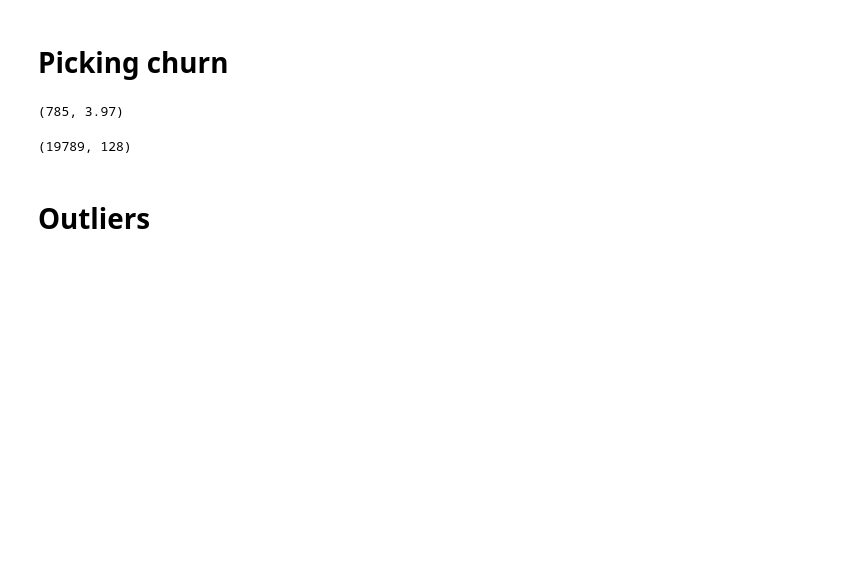
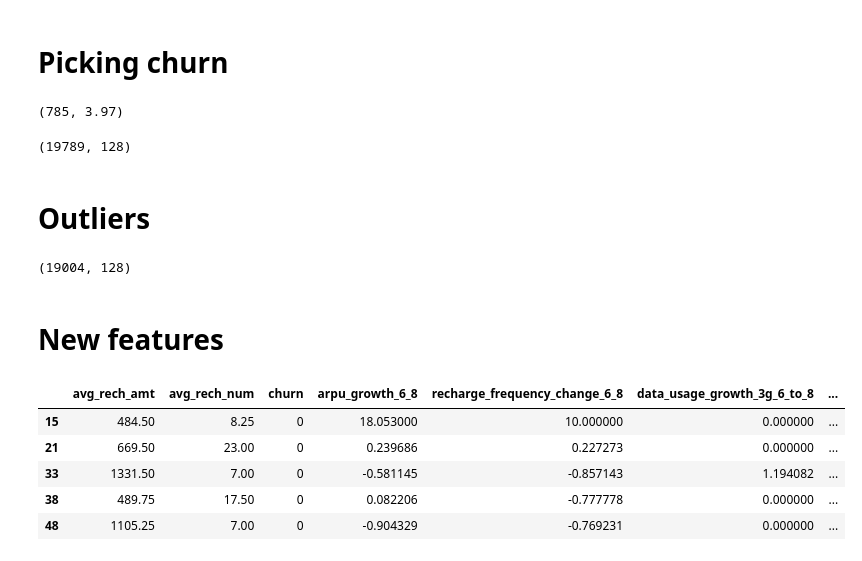
Before and after one commit to UtkuBaranKapisiz/Customer-Churn, a Jupyter notebook: telecom_churn.ipynb, the cells around one changed output. Cells and saved outputs as stored; diff of their text form; code cells hidden in the pictures; blank space fills up the shorter version.

```diff
--- a/telecom_churn.ipynb
+++ b/telecom_churn.ipynb
@@ -210,3 +211,18 @@ df_val_cus.shape
 (19789, 128)
 # %% [markdown]
 # Outliers
+# %%
+lower_quantile = 0.05
+upper_quantile = 0.95
+
+for col in df_val_cus.columns:
+    lower_bound = df_val_cus[col].quantile(lower_quantile)
+    upper_bound = df_val_cus[col].quantile(upper_quantile)
+
+    df_filtered = df_val_cus[(df_val_cus[col] >= lower_bound) & (df_val_cus[col] <= upper_bound)]
+
+df_filtered.shape
+# %% [output]
+(19004, 128)
+# %% [markdown]
+# New features
@@ -212,0 +243,40 @@ df_val_cus.shape
+# %%
+# Recharge rate change
+df_filtered["diff_rech_num"] = df_filtered["avg_rech_num"] - df_filtered["total_rech_num_6"]
+# Recharge rate change identifier
+df_filtered["diff_rech_num_decreased"] = ((df_filtered["avg_rech_num"] - df_filtered["total_rech_num_6"]) < 0).astype(int)
+# Recharge amount change
+df_filtered["diff_rech_amt"] = df_filtered["avg_rech_amt"] - df_filtered["total_rech_amt_6"]
+# Recharge amount change identifier
+df_filtered["diff_rech_amt_decreased"] = ((df_filtered["avg_rech_amt"] - df_filtered["total_rech_amt_6"]) < 0).astype(int)
+# %%
+
+# Data usage growth column
+df_filtered["data_usage_growth_3g_6_to_8"] = ((df_filtered["vol_3g_mb_8"] - df_filtered["vol_3g_mb_6"]) / df_filtered["vol_3g_mb_6"]).fillna(0)
+# VBC avg
+df_filtered["avg_vbc"] = (df_filtered["jul_vbc_3g"] + df_filtered["aug_vbc_3g"])/2
+# VBC change
+df_filtered["vbc_diff"] = df_filtered["avg_vbc"] - df_filtered["jun_vbc_3g"]
+# %%
+# Average mou Jun July
+df_filtered["avg_mou_6_7"] = (df_filtered["total_mou_6"] + df_filtered["total_mou_7"]) / 2
+# Average mou July Aug
+df_filtered["avg_mou_7_8"] = (df_filtered["total_mou_7"] + df_filtered["total_mou_8"]) / 2
+# Mou change
+df_filtered["diff_mou"] = df_filtered["avg_mou_7_8"] - df_filtered["avg_mou_6_7"]
+# Mou decrease identifier
+df_filtered["avg_mou_decreased"] = ((df_filtered["avg_mou_6_7"] > df_filtered["avg_mou_7_8"])).astype(int)
+# %%
+
+# STD change in mou
+df_filtered["mou_consistency"] = df_filtered[["total_mou_6", "total_mou_7", "total_mou_8"]].std(axis=1)
+
+# all artificial columns
+df_filtered.iloc[:5, -20:]
+# %% [output]
+|  | avg_rech_amt | avg_rech_num | churn | arpu_growth_6_8 | recharge_frequency_change_6_8 | data_usage_growth_3g_6_to_8 | ... |
+| 15 | 484.50 | 8.25 | 0 | 18.053000 | 10.000000 | 0.000000 | ... |
+| 21 | 669.50 | 23.00 | 0 | 0.239686 | 0.227273 | 0.000000 | ... |
+| 33 | 1331.50 | 7.00 | 0 | -0.581145 | -0.857143 | 1.194082 | ... |
+| 38 | 489.75 | 17.50 | 0 | 0.082206 | -0.777778 | 0.000000 | ... |
+| 48 | 1105.25 | 7.00 | 0 | -0.904329 | -0.769231 | 0.000000 | ... |
```
Also changed, not shown: parts of 2 cells of this notebook.
